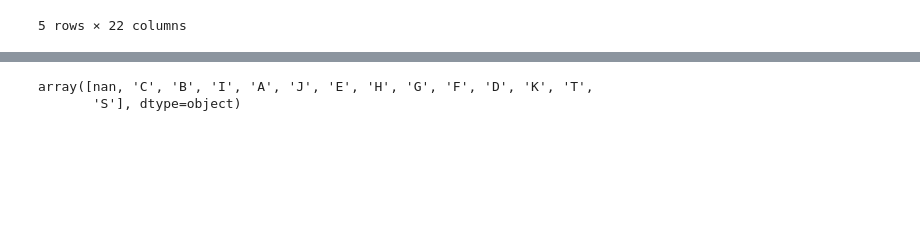
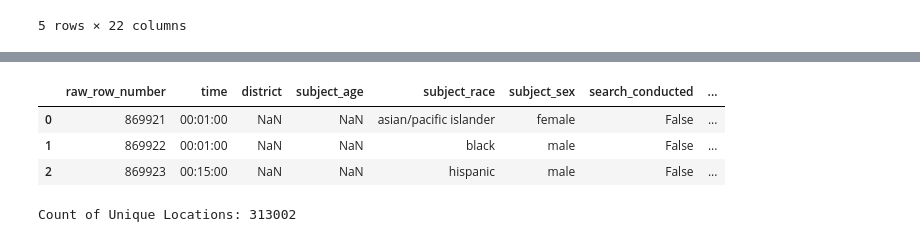
Before and after one commit to aanht/Contra-Costa-Intern-Assessment, a Jupyter notebook: EDA.ipynb, the cells around one changed output, grey strips where cells are left out. Drawn from its saved outputs; the diff is of its cells as text; code cells hidden in the pictures; blank space fills up the shorter version.

```diff
--- a/EDA.ipynb
+++ b/EDA.ipynb
@@ -60,6 +209,13 @@ sf_stops_df.head()
+# %%
+sf_stops_drop_final = sf_stops_drop1.drop(["type", "date", "location"], axis="columns")
+sf_stops_drop_final.head(3)
+# %% [output]
+|  | raw_row_number | time | district | subject_age | subject_race | subject_sex | search_conducted | ... |
+| 0 | 869921 | 00:01:00 | NaN | NaN | asian/pacific islander | female | False | ... |
+| 1 | 869922 | 00:01:00 | NaN | NaN | black | male | False | ... |
+| 2 | 869923 | 00:15:00 | NaN | NaN | hispanic | male | False | ... |
 # %%
-sf_stops_df["district"].unique()
+print("Count of Unique Locations:", len(sf_stops_drop1["location"].unique()))
 # %% [output]
-array([nan, 'C', 'B', 'I', 'A', 'J', 'E', 'H', 'G', 'F', 'D', 'K', 'T',
-       'S'], dtype=object)
+Count of Unique Locations: 313002
 # %%
```
Also changed, not shown: parts of 19 cells of this notebook, 1 other file.
